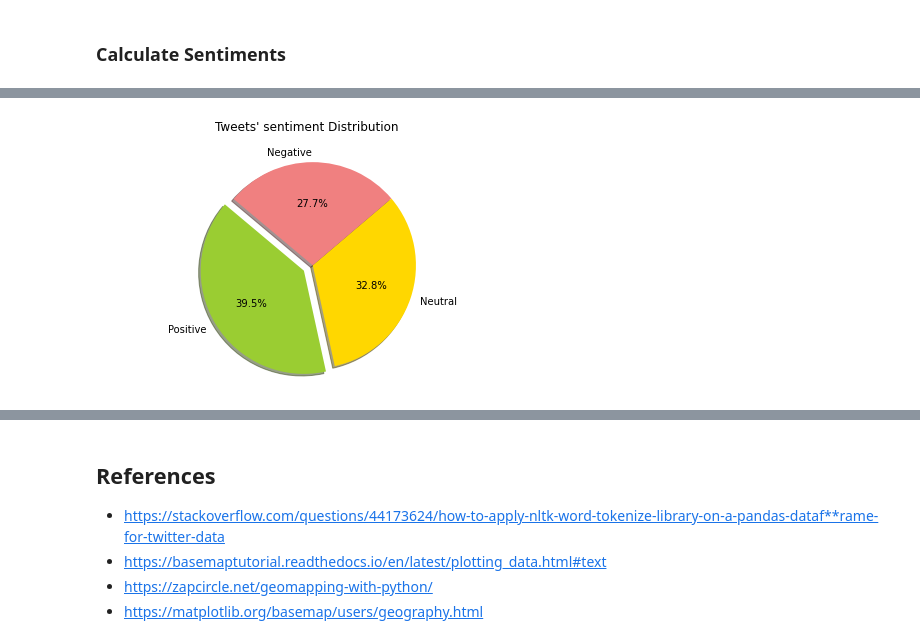
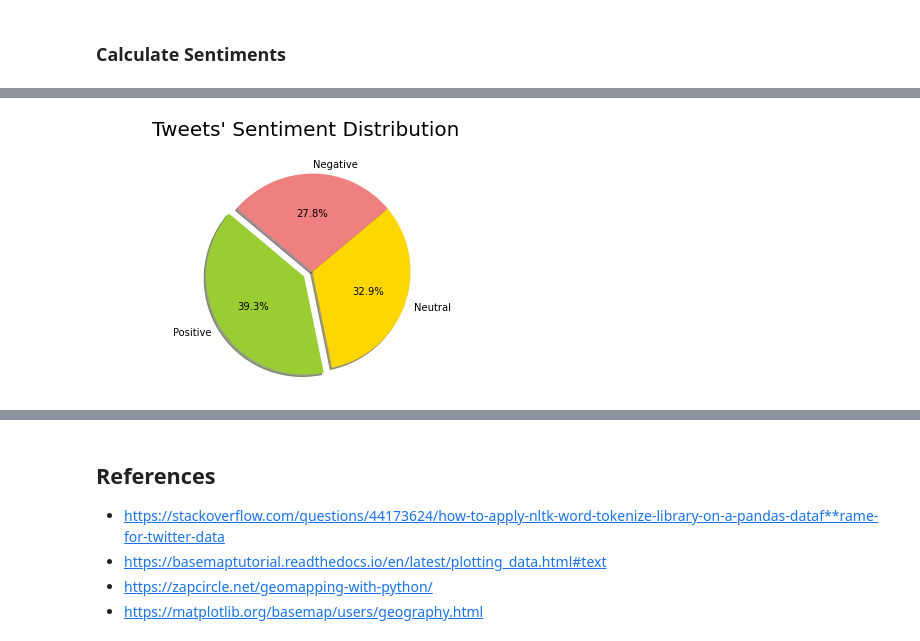
Before and after one commit to ArushiC/COVID-19-Tweets-Analysis, a Jupyter notebook: covid19-tweets.ipynb, the cells around one changed output, grey strips where cells are left out. Cells and saved outputs as stored; diff of their text form; code cells hidden in the pictures.

```diff
--- a/covid19-tweets.ipynb
+++ b/covid19-tweets.ipynb
@@ -376,8 +340,0 @@ tweets['nor_text'] = tweets['text'].apply(lambda x: re.sub("([^0-9A-Za-z \t])|(\
-# %%
-# Tokenize the normalized texts using TweetTokenizer which is specifically for tweets
-tt = TweetTokenizer()
-tweets['tokenized_text'] = tweets['nor_text'].apply(tt.tokenize)
-# %%
-# Remove stopwords
-tweets['stopwords_text'] = tweets['tokenized_text'].\
-    apply(lambda x: [item for item in x if item not in stopwords.words("english")])
@@ -389,6 +341,2 @@ tweets['stopwords_text'] = tweets['tokenized_text'].\
-# %%
-# Lemmatize the tweets to get to their root words
-tweets['lemm_text'] = tweets['stopwords_text'].apply(lambda x: [WordNetLemmatizer().lemmatize(w) \
-                                                                for w in x])
 # %% [markdown]
 ### Create WordCloud
@@ -432,14 +380,16 @@ sample = sample.to_frame()
 # all the lexicon ratings which have been normalized between
 # -1(most extreme negative) and +1 (most extreme positive)
 # positive: (compound score >= 0.05), negative : (compound score <= -0.05), neutral otherwise
-sid = SentimentIntensityAnalyzer()
-for index, row in tqdm(tweets.iterrows()): #tqdm
-    ss = sid.polarity_scores(row['nor_text'])
-    if ss['compound'] >= 0.05 :
-        tweets.at[index,'sentiment'] = "Positive"
+def getSentiment(df):
+    sid = SentimentIntensityAnalyzer()
+    for index, row in tqdm(df.iterrows()): #tqdm
+        ss = sid.polarity_scores(row['clean_tweet'])
+        if ss['compound'] >= 0.05 :
+            df.at[index,'sentiment'] = "Positive"
 
-    elif ss['compound'] <= - 0.05 :
-        tweets.at[index,'sentiment'] = "Negative"
+        elif ss['compound'] <= - 0.05 :
+            df.at[index,'sentiment'] = "Negative"
 
-    else :
-        tweets.at[index,'sentiment'] = "Neutral"
+        else :
+            df.at[index,'sentiment'] = "Neutral"
+    return df
@@ -446,15 +410,15 @@ for index, row in tqdm(tweets.iterrows()): #tqdm
 # %%
 # Show distribution of tweet sentiments (pie?) and wordcloud of each
 #sentiment_dist = tweets.groupby(by=['sentiment'])['sentiment'].count()
 # Plot sentiment distribution
 sentiment_dist = tweets.sentiment.value_counts()
 
 plt.pie(sentiment_dist, labels=sentiment_dist.index, explode= (0.1,0,0),
         colors=['yellowgreen', 'gold', 'lightcoral'],
         autopct='%1.1f%%', shadow=True, startangle=140)
-plt.title("Tweets\' Sentiment Distribution \n")
+plt.title("Tweets\' Sentiment Distribution \n", fontsize=20, color='Black')
 plt.axis('equal')
 plt.tight_layout()
 plt.show()
 # %% [output]
-[figure, old version]
+[figure, new version]
```
Also changed, not shown: parts of 30 cells of this notebook.
